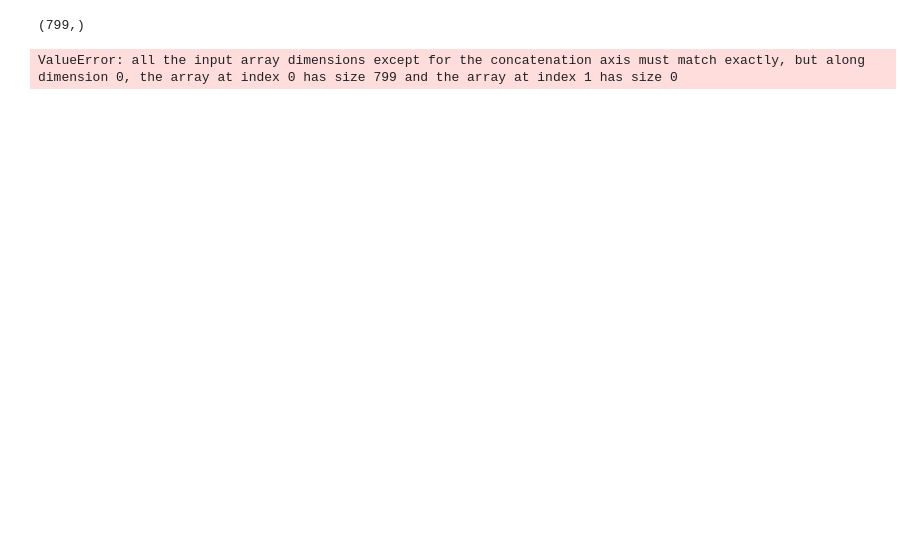
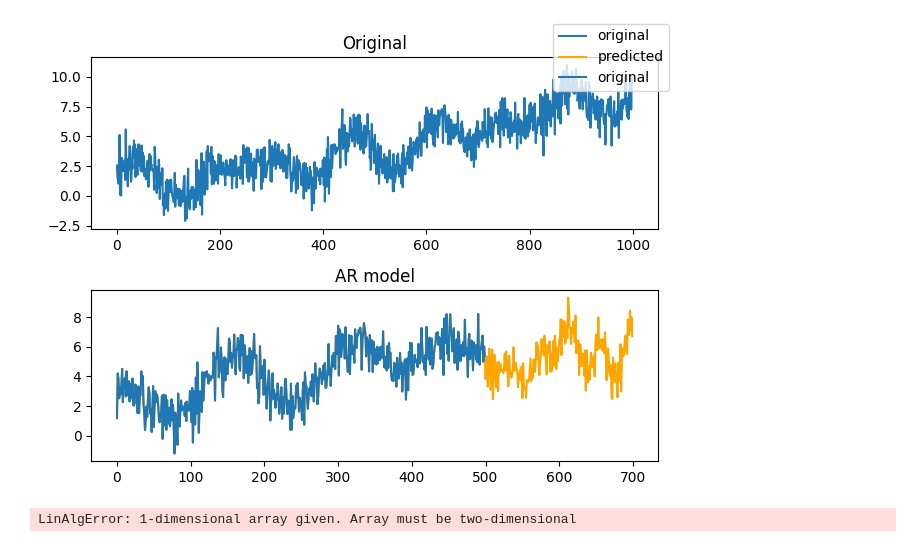
Before and after one commit to lowLevelGod/Procesarea-Semnalelor, a Jupyter notebook: Lab8/lab8.ipynb, the cells around one changed output. Saved outputs shown, nothing was run; the diff lists cells and outputs as text; code cells hidden in the pictures; blank space fills up the shorter version.

Commit message:
cross validation and convolution optimization remain

```diff
--- a/Lab8/lab8.ipynb
+++ b/Lab8/lab8.ipynb
@@ -41,25 +46,60 @@ plt.show()
 # %%
 # c)
 
 p = 2
 
 def train(trainSignal, p):
-    Y =  trainSignal[trainSignal.size - 2 : 0 : -1]
-    print(Y.shape)
+    Y =  trainSignal[p - 1 : trainSignal.size - 1]
+    Y = Y[::-1]
     for i in range(2, p + 1):
-        shifted = trainSignal[trainSignal.size - p - 1 : i - 1 : -1]
+        shifted = trainSignal[p - i : trainSignal.size - i][::-1]
         Y = np.column_stack((Y, shifted))
 
-    print(trainSignal.shape)
-    x_star = np.linalg.lstsq(Y, trainSignal, rcond=None)[0]
+    x_star = np.linalg.lstsq(Y, trainSignal[p:], rcond=None)[0]
 
     return x_star
 
+def predict(trainSignal, predictionsNeeded, p, x_star):
+    result = trainSignal.copy()
+    for _ in range(predictionsNeeded):
+        y_pred = x_star.T @ result[-p : ]
+        result = np.append(result, y_pred)
+
+    return result
+
+
 foldSize = 800
-trainSignal = signal[: foldSize]
+p = 300
+trainSignal = signal[p : foldSize]
 testSignal = signal[foldSize:]
 
-x_star = train(trainSignal, 2)
+x_star = train(trainSignal, p)
+predictions = predict(trainSignal, len(testSignal), p, x_star)
+
+fig, axs = plt.subplots(2)
+axs[0].plot(signal, label="original")
+axs[0].set_title("Original")
+axs[1].plot(predictions, label="predicted", color="orange")
+axs[1].plot(trainSignal, label="original")
+axs[1].set_title("AR model")
+
+fig.legend()
+fig.tight_layout()
+fig.show()
 # %% [output]
-(799,)
-ValueError: all the input array dimensions except for the concatenation axis must match exactly, but along dimension 0, the array at index 0 has size 799 and the array at index 1 has size 0
+[figure, added]
+# %%
+# d)
+
+def crossValidation(signal):
+
+    for p in range(1, N):
+        for m in range(p, N):
+            for start in range(0, N - m, 1):
+                trainSignal = signal[p + start: p + start + m]
+                x_star = train(trainSignal, p)
+                predictions = predict(trainSignal, 1, p, x_star)
+
+crossValidation(signal)
+# %% [output]
+LinAlgError: 1-dimensional array given. Array must be two-dimensional
```
Also changed, not shown: parts of 2 cells of this notebook, 2 other files.
